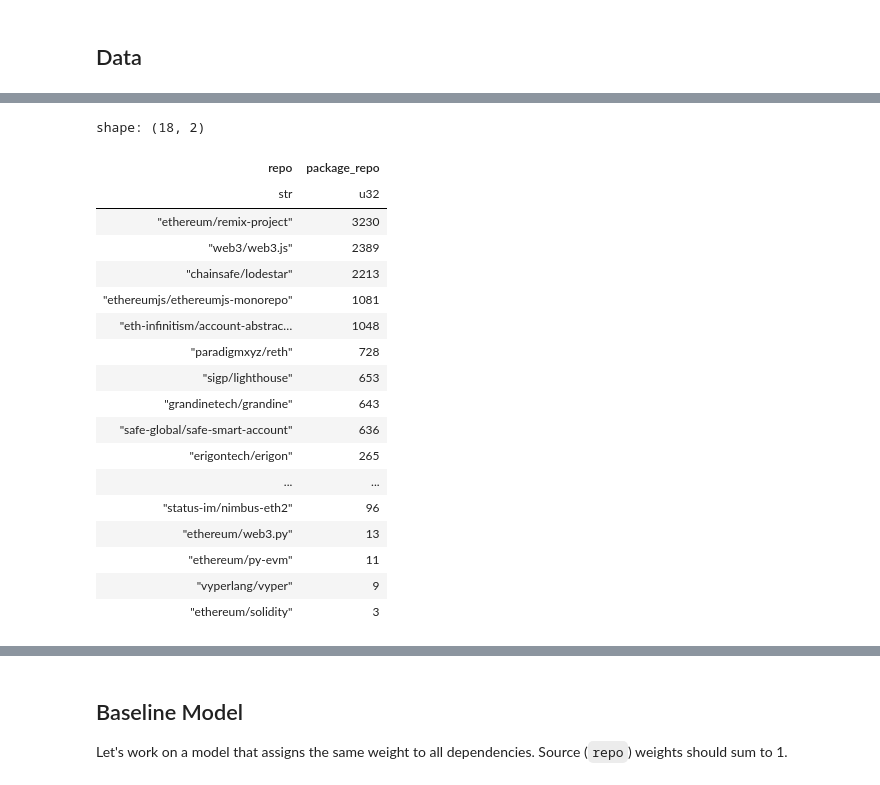
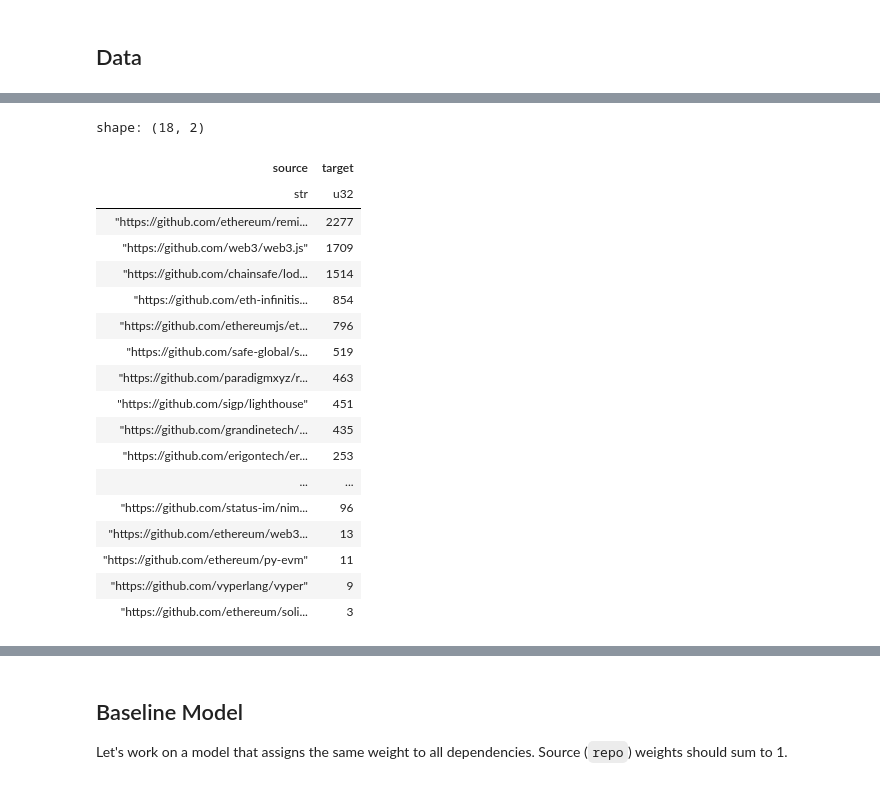
Before and after one commit to maxwshen/predictive-funding-challenge, a Jupyter notebook: exploration.ipynb, the cells around one changed output, grey strips where cells are left out. Cells and saved outputs as stored; diff of their text form; code cells hidden in the pictures.

```diff
--- a/exploration.ipynb
+++ b/exploration.ipynb
@@ -4,6 +4,11 @@
 A small exploration of the graph of dependencies to understand the data and the structure of the graph.
 # %% [markdown]
 ## Data
+# %%
+import polars as pl
+
+_ = pl.Config.set_tbl_rows(20)
+_ = pl.Config.set_fmt_str_lengths(100)
 # %%
 import json
 import urllib.request
@@ -14,7 +54,0 @@ with urllib.request.urlopen(url) as response:
-# %%
-import polars as pl
-
-pl.Config.set_tbl_rows(20)
-
-df = pl.read_csv('https://raw.githubusercontent.com/deepfunding/dependency-graph/refs/heads/main/graph/unweighted_graph.csv')
-df.sample(10)
@@ -63,18 +74,10 @@ shape: (4, 2)
-# %%
-df = df.with_columns(
-    pl.concat_str(
-        [
-            pl.col("seed_repo_owner"),
-            pl.col("seed_repo_name"),
-        ],
-        separator="/"
-    ).alias("repo"),
-    pl.concat_str(
-        [
-            pl.col("package_repo_owner"),
-            pl.col("package_repo_name"),
-            pl.col("package_name"),
-        ],
-        separator="/"
-    ).alias("package_repo"),
-)
+# %%
+# Split source and target URLs into organization and repository components
+df = df.with_columns([
+    pl.col("source").str.extract(r"https://github.com/([^/]+)/([^/]+)$", 1).alias("source_organization"),
+    pl.col("source").str.extract(r"https://github.com/([^/]+)/([^/]+)$", 2).alias("source_repository"),
+    pl.col("target").str.extract(r"https://github.com/([^/]+)/([^/]+)$", 1).alias("target_organization"),
+    pl.col("target").str.extract(r"https://github.com/([^/]+)/([^/]+)$", 2).alias("target_repository")
+])
+
+df.sample(10)
@@ -81,23 +98,23 @@ df = df.with_columns(
 # %%
-df.group_by("repo").agg(pl.col("package_repo").n_unique()).sort("package_repo", descending=True)
+df.group_by("source").agg(pl.col("target").n_unique()).sort("target", descending=True)
 # %% [output]
 shape: (18, 2)
-| repo | package_repo |
+| source | target |
 | str | u32 |
-| "ethereum/remix-project" | 3230 |
-| "web3/web3.js" | 2389 |
-| "chainsafe/lodestar" | 2213 |
-| "ethereumjs/ethereumjs-monorepo" | 1081 |
-| "eth-infinitism/account-abstrac… | 1048 |
-| "paradigmxyz/reth" | 728 |
-| "sigp/lighthouse" | 653 |
-| "grandinetech/grandine" | 643 |
-| "safe-global/safe-smart-account" | 636 |
-| "erigontech/erigon" | 265 |
+| "https://github.com/ethereum/remi... | 2277 |
+| "https://github.com/web3/web3.js" | 1709 |
+| "https://github.com/chainsafe/lod... | 1514 |
+| "https://github.com/eth-infinitis... | 854 |
+| "https://github.com/ethereumjs/et... | 796 |
+| "https://github.com/safe-global/s... | 519 |
+| "https://github.com/paradigmxyz/r... | 463 |
+| "https://github.com/sigp/lighthouse" | 451 |
+| "https://github.com/grandinetech/... | 435 |
+| "https://github.com/erigontech/er... | 253 |
 | ... | ... |
-| "status-im/nimbus-eth2" | 96 |
-| "ethereum/web3.py" | 13 |
-| "ethereum/py-evm" | 11 |
-| "vyperlang/vyper" | 9 |
-| "ethereum/solidity" | 3 |
+| "https://github.com/status-im/nim... | 96 |
+| "https://github.com/ethereum/web3... | 13 |
+| "https://github.com/ethereum/py-evm" | 11 |
+| "https://github.com/vyperlang/vyper" | 9 |
+| "https://github.com/ethereum/soli... | 3 |
 # %%
```
Also changed, not shown: parts of 19 cells of this notebook.
